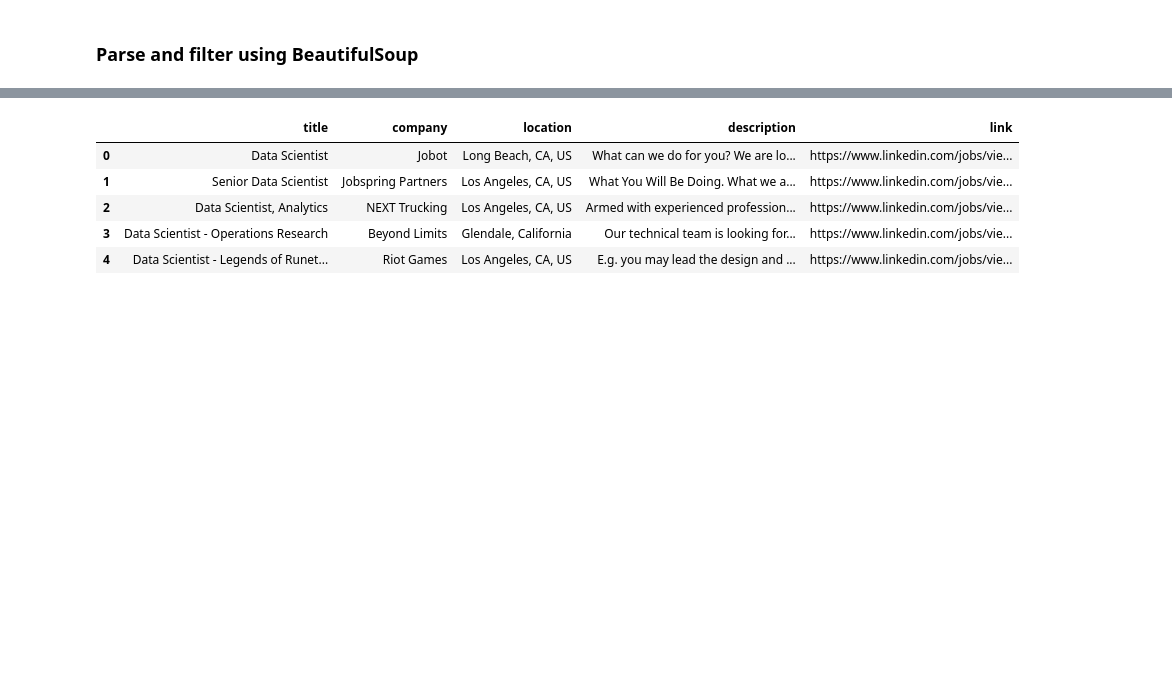
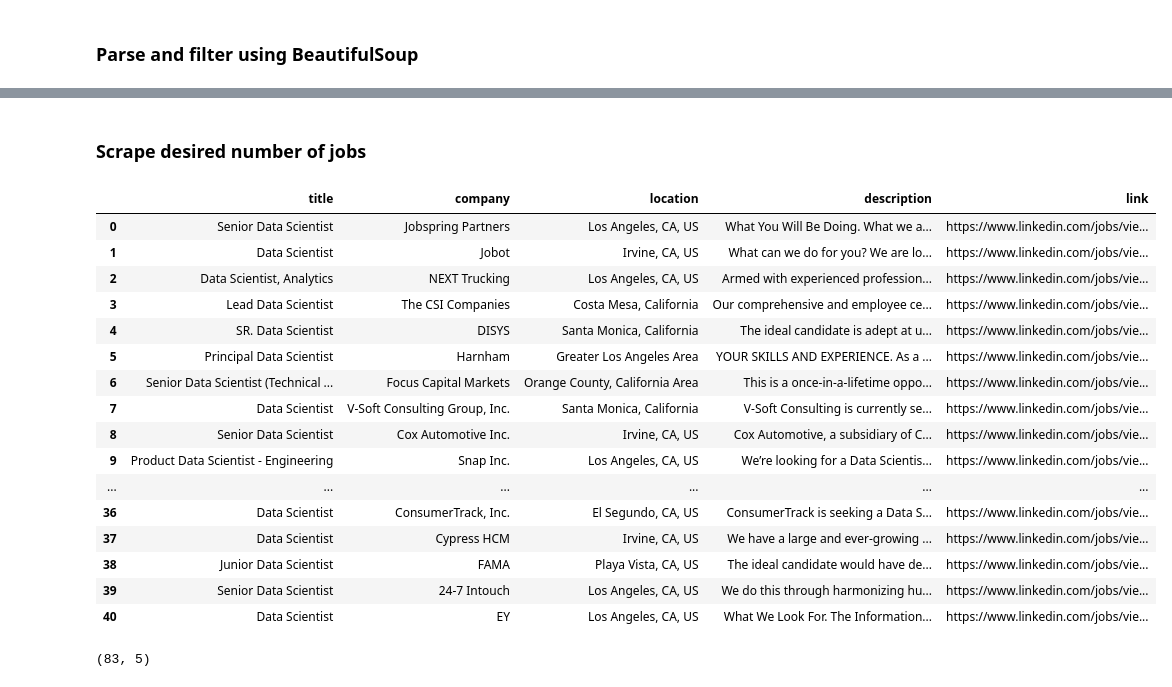
Before and after one commit to 26Jinx/SieveJobs, a Jupyter notebook: LinkedIn_Jobs_Data.ipynb, the cells around one changed output, grey strips where cells are left out. Cells and saved outputs as stored; diff of their text form; code cells hidden in the pictures; blank space fills up the shorter version.

```diff
--- a/LinkedIn_Jobs_Data.ipynb
+++ b/LinkedIn_Jobs_Data.ipynb
@@ -35,6 +36,6 @@ def log_error(e):
     print(e)
 # %%
 # search parameters Data Scientist jobs in Greater Los Angeles
-raw_html = simple_get('https://www.linkedin.com/jobs/search/?alertAction=viewjobs&geoId=90000049&keywords=data%20scientist&location=Los%20Angeles%20Metropolitan%20Area')
+raw_html = simple_get('https://www.linkedin.com/jobs-guest/jobs/api/seeMoreJobPostings/search?keywords=data%20scientist&location=Long%20Beach%2C%20California%2C%20United%20States&trk=homepage-jobseeker_jobs-search-bar_search-submit&redirect=false&position=1&pageNum=0&start=75')
 len(raw_html)
 # %% [output]
@@ -70,10 +105,54 @@ print(sieved_list)
+# %% [markdown]
+### Scrape desired number of jobs
+# %%
+# let's combine the functions to do all processes in one fell swoop
+# takes the total number of jobs to scrape as the argument
+def sieve_all_pages(desired_num_of_jobs):
+    list_pos = 0
+    sieved_list = []
+
+    while list_pos < desired_num_of_jobs:
+
+        # while the position is less than number of jobs I want to scrape go to next page
+        url = f'https://www.linkedin.com/jobs-guest/jobs/api/seeMoreJobPostings/search?keywords=data%20scientist&location=Long%20Beach%2C%20California%2C%20United%20States&trk=homepage-jobseeker_jobs-search-bar_search-submit&redirect=false&position=1&pageNum=0&start={list_pos}'
+
+        # get page
+        raw_html = simple_get(url)
+
+        # parse using BeautifulSoup
+        html = BeautifulSoup(raw_html, 'html.parser')
+
+        # use sieve_page function to gather relevant data and add to main list
+        sieved_list += sieve_page(html)
+
+        # change to new position
+        list_pos += 25
+
+    return sieved_list
+
+my_jobs = sieve_all_pages(50)
 # %%
-df = pd.DataFrame(sieved_list, columns=['title', 'company', 'location', 'description', 'link'])
-df.head()
+df = pd.DataFrame(my_jobs, columns=['title', 'company', 'location', 'description', 'link'])
+df
 # %% [output]
 |  | title | company | location | description | link |
-| 0 | Data Scientist | Jobot | Long Beach, CA, US | What can we do for you? We are lo... | https://www.linkedin.com/jobs/vie... |
-| 1 | Senior Data Scientist | Jobspring Partners | Los Angeles, CA, US | What You Will Be Doing. What we a... | https://www.linkedin.com/jobs/vie... |
+| 0 | Senior Data Scientist | Jobspring Partners | Los Angeles, CA, US | What You Will Be Doing. What we a... | https://www.linkedin.com/jobs/vie... |
+| 1 | Data Scientist | Jobot | Irvine, CA, US | What can we do for you? We are lo... | https://www.linkedin.com/jobs/vie... |
 | 2 | Data Scientist, Analytics | NEXT Trucking | Los Angeles, CA, US | Armed with experienced profession... | https://www.linkedin.com/jobs/vie... |
-| 3 | Data Scientist - Operations Research | Beyond Limits | Glendale, California | Our technical team is looking for... | https://www.linkedin.com/jobs/vie... |
-| 4 | Data Scientist - Legends of Runet... | Riot Games | Los Angeles, CA, US | E.g. you may lead the design and ... | https://www.linkedin.com/jobs/vie... |
+| 3 | Lead Data Scientist | The CSI Companies | Costa Mesa, California | Our comprehensive and employee ce... | https://www.linkedin.com/jobs/vie... |
+| 4 | SR. Data Scientist | DISYS | Santa Monica, California | The ideal candidate is adept at u... | https://www.linkedin.com/jobs/vie... |
+| 5 | Principal Data Scientist | Harnham | Greater Los Angeles Area | YOUR SKILLS AND EXPERIENCE. As a ... | https://www.linkedin.com/jobs/vie... |
+| 6 | Senior Data Scientist (Technical ... | Focus Capital Markets | Orange County, California Area | This is a once-in-a-lifetime oppo... | https://www.linkedin.com/jobs/vie... |
+| 7 | Data Scientist | V-Soft Consulting Group, Inc. | Santa Monica, California | V-Soft Consulting is currently se... | https://www.linkedin.com/jobs/vie... |
+| 8 | Senior Data Scientist | Cox Automotive Inc. | Irvine, CA, US | Cox Automotive, a subsidiary of C... | https://www.linkedin.com/jobs/vie... |
+| 9 | Product Data Scientist - Engineering | Snap Inc. | Los Angeles, CA, US | We’re looking for a Data Scientis... | https://www.linkedin.com/jobs/vie... |
+| ... | ... | ... | ... | ... | ... |
+| 36 | Data Scientist | ConsumerTrack, Inc. | El Segundo, CA, US | ConsumerTrack is seeking a Data S... | https://www.linkedin.com/jobs/vie... |
+| 37 | Data Scientist | Cypress HCM | Irvine, CA, US | We have a large and ever-growing ... | https://www.linkedin.com/jobs/vie... |
+| 38 | Junior Data Scientist | FAMA | Playa Vista, CA, US | The ideal candidate would have de... | https://www.linkedin.com/jobs/vie... |
+| 39 | Senior Data Scientist | 24-7 Intouch | Los Angeles, CA, US | We do this through harmonizing hu... | https://www.linkedin.com/jobs/vie... |
+| 40 | Data Scientist | EY | Los Angeles, CA, US | What We Look For. The Information... | https://www.linkedin.com/jobs/vie... |
+# %%
+df.shape
+# %% [output]
+(83, 5)
```
Also changed, not shown: parts of 5 cells of this notebook.
